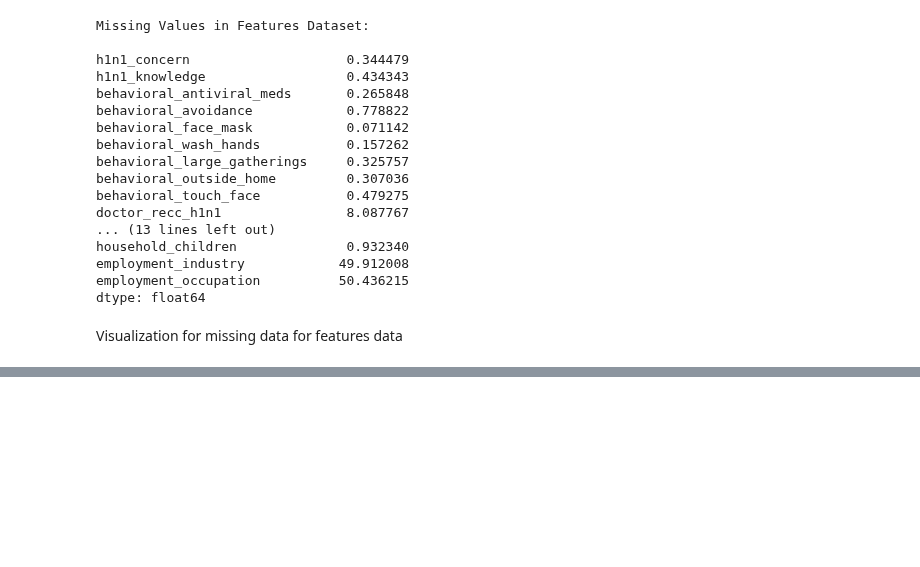
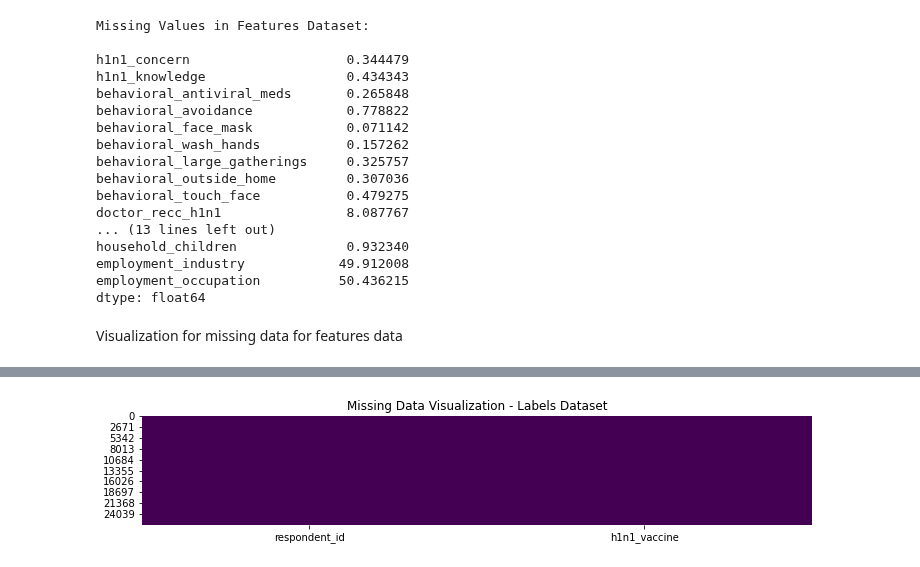
Before and after one commit to KariukiBrian/DSC_phase3project, a Jupyter notebook: index.ipynb, the cells around one changed output, grey strips where cells are left out. Drawn from its saved outputs; the diff is of its cells as text; code cells hidden in the pictures; blank space fills up the shorter version.

```diff
--- a/index.ipynb
+++ b/index.ipynb
@@ -365,6 +387,8 @@ Visualization for missing data for features data
 # %%
-# Visualize missing data for features_h1n1_df
-plt.figure(figsize=(12, 6))
-sns.heatmap(features_h1n1_df.isnull(), cbar=False, cmap='viridis')
-plt.title('Missing Data Visualization - Features Dataset')
+# Visualize missing data for label_h1n1_df
+plt.figure(figsize=(12, 2))
+sns.heatmap(labels_h1n1_df.isnull(), cbar=False, cmap='viridis')
+plt.title('Missing Data Visualization - Labels Dataset')
 plt.show()
+# %% [output]
+[figure, added]
```
Also changed, not shown: parts of 2 cells of this notebook.
